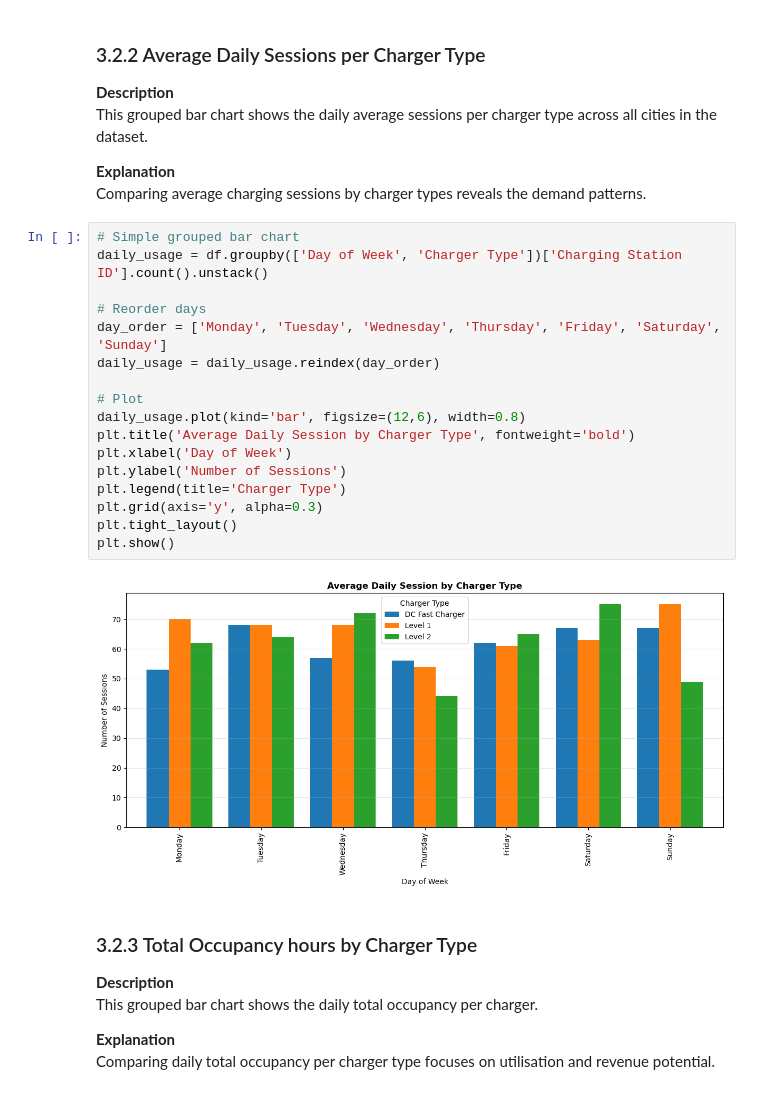
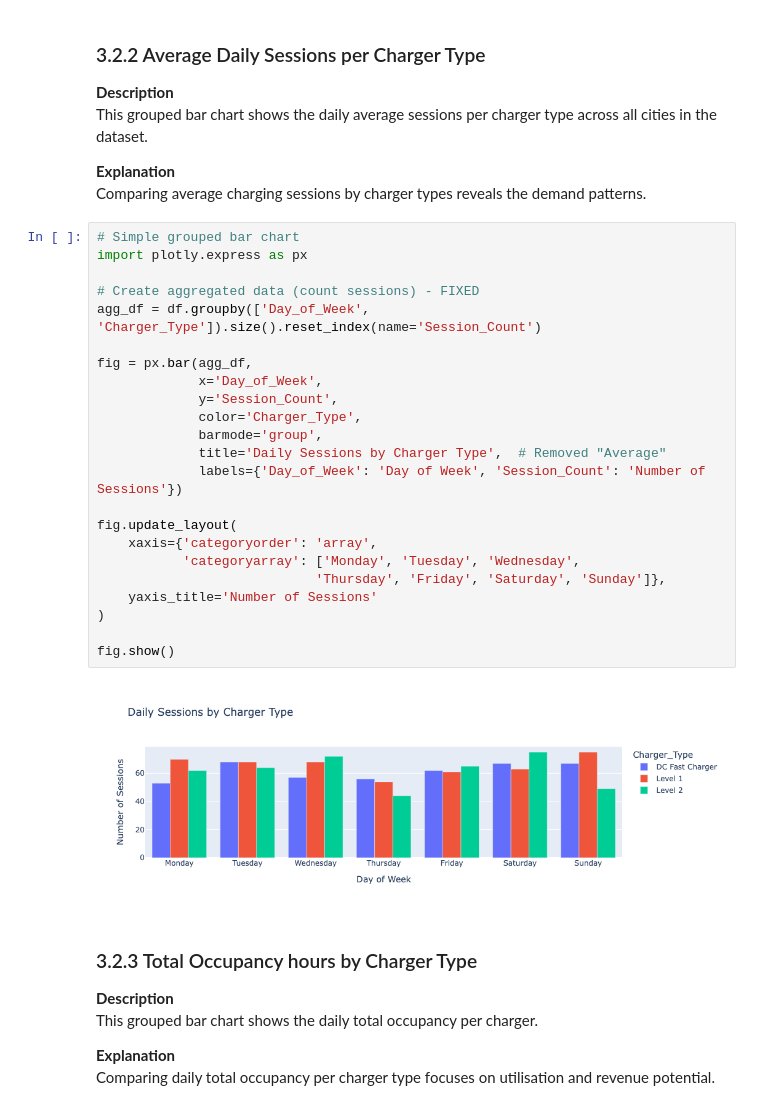
Before and after one commit to M-3rlin/GlobalEVChargingStationsAnalysis, a Jupyter notebook: Stream3_Availability.ipynb, the cells around one changed output. Drawn from its saved outputs; the diff is of its cells as text.

```diff
--- a/Stream3_Availability.ipynb
+++ b/Stream3_Availability.ipynb
@@ -124,23 +124,29 @@ This grouped bar chart shows the daily average sessions per charger type across
 Comparing average charging sessions by charger types reveals the demand patterns.
 # %%
 # Simple grouped bar chart
-daily_usage = df.groupby(['Day of Week', 'Charger Type'])['Charging Station ID'].count().unstack()
+import plotly.express as px
 
-# Reorder days
-day_order = ['Monday', 'Tuesday', 'Wednesday', 'Thursday', 'Friday', 'Saturday', 'Sunday']
-daily_usage = daily_usage.reindex(day_order)
+# Create aggregated data (count sessions) - FIXED
+agg_df = df.groupby(['Day_of_Week', 'Charger_Type']).size().reset_index(name='Session_Count')
 
-# Plot
-daily_usage.plot(kind='bar', figsize=(12,6), width=0.8)
-plt.title('Average Daily Session by Charger Type', fontweight='bold')
-plt.xlabel('Day of Week')
-plt.ylabel('Number of Sessions')
-plt.legend(title='Charger Type')
-plt.grid(axis='y', alpha=0.3)
-plt.tight_layout()
-plt.show()
+fig = px.bar(agg_df,
+             x='Day_of_Week',
+             y='Session_Count',
+             color='Charger_Type',
+             barmode='group',
+             title='Daily Sessions by Charger Type',  # Removed "Average"
+             labels={'Day_of_Week': 'Day of Week', 'Session_Count': 'Number of Sessions'})
+
+fig.update_layout(
+    xaxis={'categoryorder': 'array',
+           'categoryarray': ['Monday', 'Tuesday', 'Wednesday',
+                            'Thursday', 'Friday', 'Saturday', 'Sunday']},
+    yaxis_title='Number of Sessions'
+)
+
+fig.show()
 # %% [output]
-[figure, old version]
+[figure, new version]
 # %% [markdown]
 ### 3.2.3 Total Occupancy hours by Charger Type
 **Description**
```
Also changed, not shown: parts of 16 cells of this notebook.
